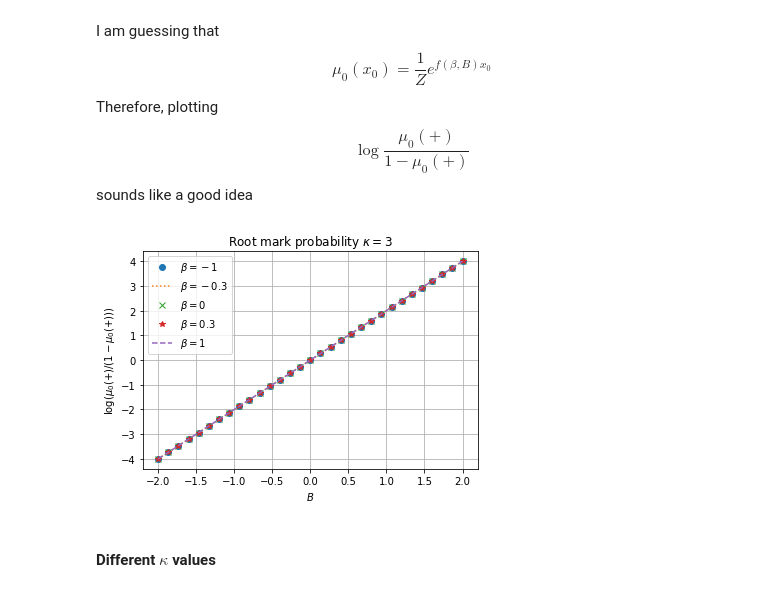
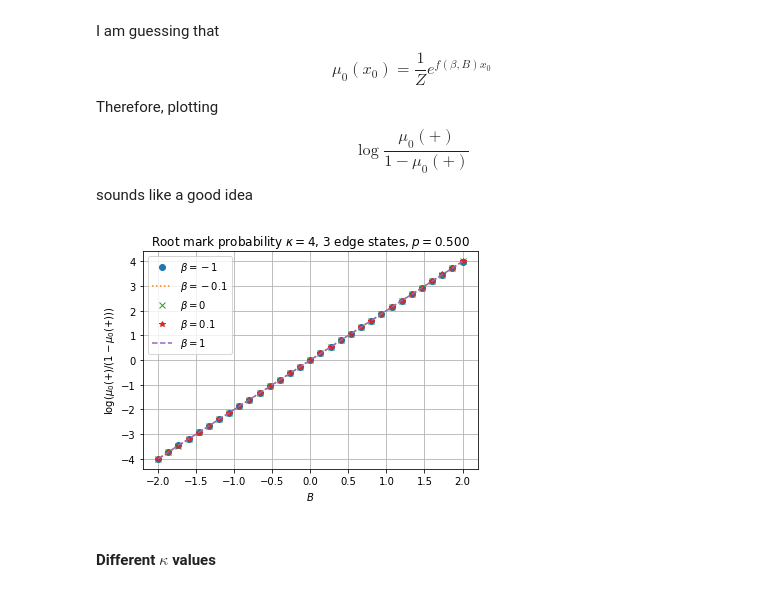
Before and after one commit to YizhongHu/statistical_mechanics_on_graphs, a Jupyter notebook: src/edward_anderson.ipynb, the cells around one changed output. Cells and saved outputs as stored; diff of their text form; code cells hidden in the pictures.

Commit message:
EA numerical w/ more edge marks

```diff
--- a/src/edward_anderson.ipynb
+++ b/src/edward_anderson.ipynb
@@ -272,0 +335,13 @@ plt.ylim((-.01, 0.11))
+# %%
+for B, mutual_info, m in zip(Bs, res, ['o', ':', 'x', '*', '--']):
+    plt.plot(betas, mutual_info, m, label=f'${B=}$')
+
+    plt.legend()
+    plt.title(f'Conditional Independence given $X_0={2*x0-1}$ ($p={p:.3f}$, $q={q=:.3f}$)')
+    plt.xlabel('$\\beta$')
+    plt.ylabel('Mutual Information $I(X_v, Y_{{0v}}; X_{{v\'}}, Y_{{0v\'}} | X_0)$')
+    plt.grid(True)
+
+    plt.ylim((-.01, 0.11))
+
+    plt.savefig(f'../img/EA_x1_x2_x0={2*x0-1}_5s_{p=:.2f}_{q=:.2f}_{kappa=}.png')
@@ -301,30 +378,38 @@ $$\log\frac{\mu_0(+)}{1-\mu_0(+)}$$
 sounds like a good idea
 # %%
 Bs = np.linspace(-2, 2, 31)
-kappa = 3
-betas = [-1, -0.3, 0, 0.3, 1]
+betas = [-1, -.1, 0, 0.1, 1]
+
+edge_states = [-1, 0, 1]
+p = 1/2
+edge_probs = [.5-.5*p, p, .5-.5*p]
+kappa = 4
+num_states = len(edge_states)
+C = get_configuration_chart(num_states, kappa)
 
 res = []
 
 for beta, m in zip(betas, ['o', ':', 'x', '*', '--']):
     probabilities = []
     for B in tqdm(Bs):
-        mu = optimize(beta=beta, B=B, kappa=kappa, ftol=1e-10)
+        mu = optimize(beta=beta, B=B, kappa=kappa, ftol=1e-10, C=C,
+                      edge_states=edge_states,
+                      edge_state_probs=edge_probs)
         probabilities.append(np.sum(mu[1]))
 
     res.append(np.array(probabilities))
 # %%
 for probabilities, beta, m in zip(res, betas, ['o', ':', 'x', '*', '--']):
     plt.plot(Bs, np.log(probabilities / (1 - probabilities)), m, label=f'$\\beta={beta}$')
 
-plt.title(f'Root mark probability $\\kappa={kappa}$')
+plt.title(f'Root mark probability $\\kappa={kappa}$, {len(edge_states)} edge states, $p={p:.3f}$')
 plt.xlabel('$B$')
 plt.ylabel('$\log(\mu_0(+) / (1-\mu_0(+)))$')
 plt.grid(True)
 plt.legend()
-plt.savefig(f'../img/EA_x0_B_logisitic_kappa_{kappa}.png')
+plt.savefig(f'../img/EA_x0_B_logi_kappa_{kappa}_{len(edge_states)}s_{p=:.2f}_symF.png')
 # %% [output]
-[figure, old version]
+[figure, new version]
 # %% [markdown]
 #### Different $\kappa$ values
 # %%
```
Also changed, not shown: parts of 9 cells of this notebook, 19 other files.
